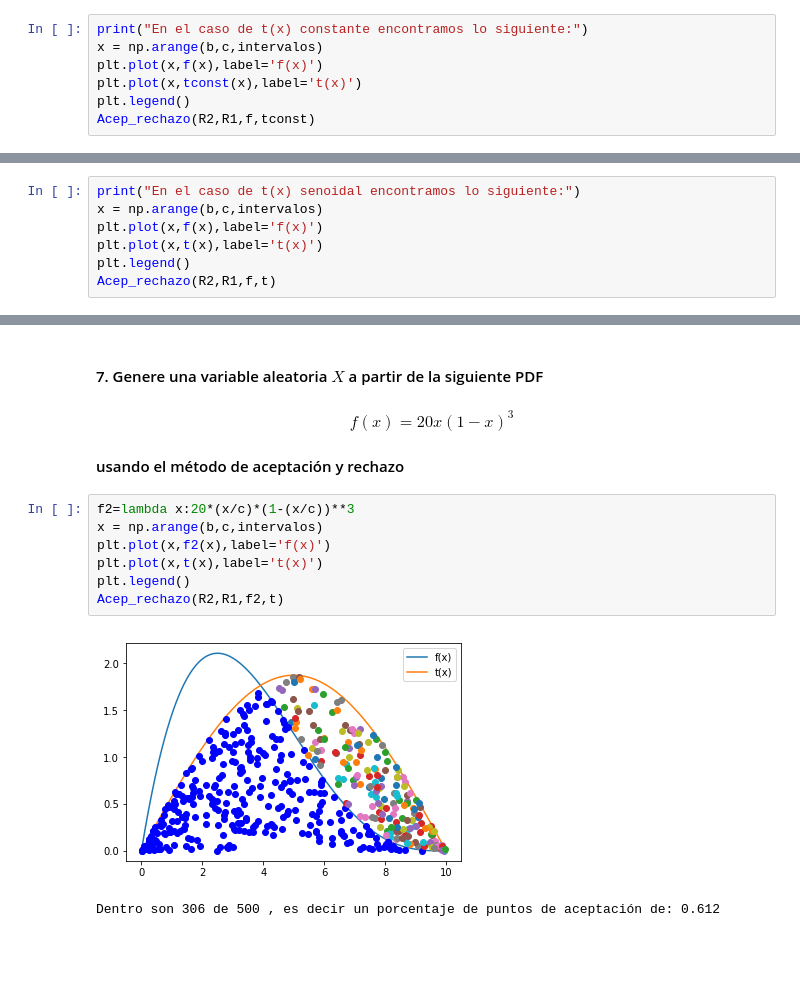
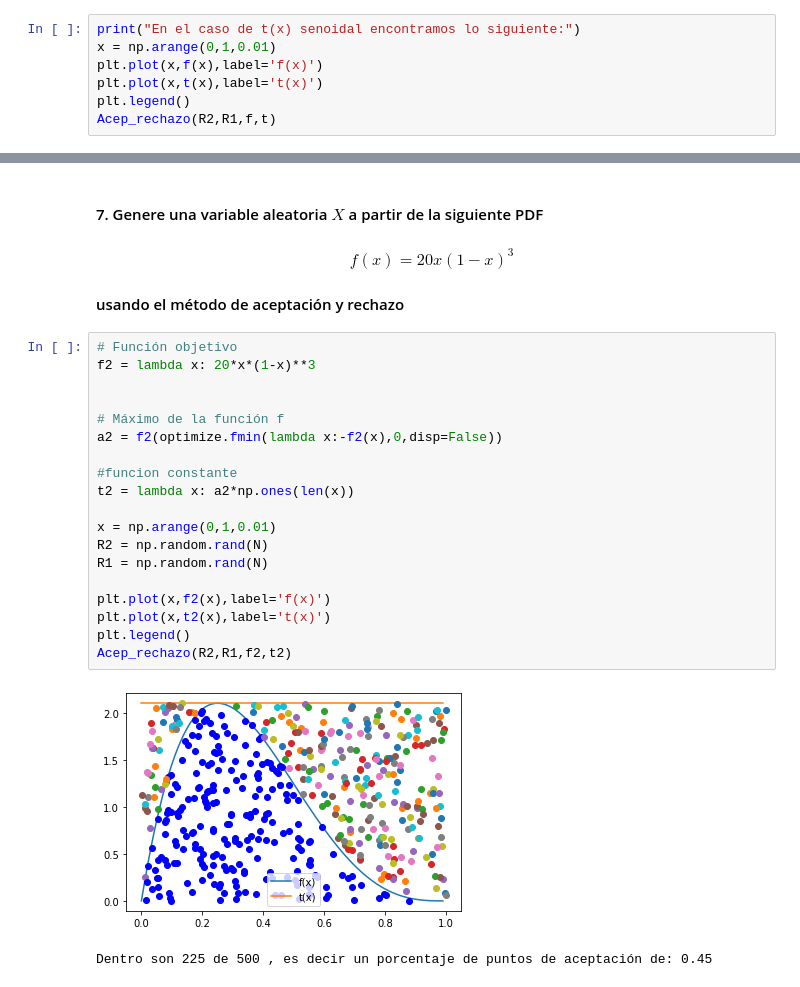
Before and after one commit to oscaralfonso17/Tarea6_IPaniagua_OAFlores, a Jupyter notebook: Tarea6_IPaniagua_OAFlores.ipynb, the cells around one changed output, grey strips where cells are left out. Cells and saved outputs as stored; diff of their text form; blank space fills up the shorter version.

```diff
--- a/Tarea6_IPaniagua_OAFlores.ipynb
+++ b/Tarea6_IPaniagua_OAFlores.ipynb
@@ -327,8 +328,8 @@ Dentro son 275 de 500 , es decir un porcentaje de puntos de aceptación de: 0.55
 # %%
-print("En el caso de t(x) constante encontramos lo siguiente:")
-x = np.arange(b,c,intervalos)
+print("En el caso de t(x) senoidal encontramos lo siguiente:")
+x = np.arange(0,1,0.01)
 plt.plot(x,f(x),label='f(x)')
-plt.plot(x,tconst(x),label='t(x)')
+plt.plot(x,t(x),label='t(x)')
 plt.legend()
-Acep_rechazo(R2,R1,f,tconst)
+Acep_rechazo(R2,R1,f,t)
 # %% [output]
@@ -338,7 +338,0 @@ Dentro son 275 de 500 , es decir un porcentaje de puntos de aceptación de: 0.55
-# %%
-print("En el caso de t(x) senoidal encontramos lo siguiente:")
-x = np.arange(b,c,intervalos)
-plt.plot(x,f(x),label='f(x)')
-plt.plot(x,t(x),label='t(x)')
-plt.legend()
-Acep_rechazo(R2,R1,f,t)
@@ -353,12 +343,24 @@ Como podemos observar, el porcentaje de puntos de aceptación cuando usamos t(x)
 #### $$f(x)=20x(1-x)^3$$
 #### usando el método de aceptación y rechazo
 # %%
-f2=lambda x:20*(x/c)*(1-(x/c))**3
-x = np.arange(b,c,intervalos)
+# Función objetivo
+f2 = lambda x: 20*x*(1-x)**3
+
+
+# Máximo de la función f
+a2 = f2(optimize.fmin(lambda x:-f2(x),0,disp=False))
+
+#funcion constante
+t2 = lambda x: a2*np.ones(len(x))
+
+x = np.arange(0,1,0.01)
+R2 = np.random.rand(N)
+R1 = np.random.rand(N)
+
 plt.plot(x,f2(x),label='f(x)')
-plt.plot(x,t(x),label='t(x)')
+plt.plot(x,t2(x),label='t(x)')
 plt.legend()
-Acep_rechazo(R2,R1,f2,t)
+Acep_rechazo(R2,R1,f2,t2)
 # %% [output]
-[figure, old version]
+[figure, new version]
-Dentro son 306 de 500 , es decir un porcentaje de puntos de aceptación de: 0.612
+Dentro son 225 de 500 , es decir un porcentaje de puntos de aceptación de: 0.45
```
Also changed, not shown: parts of 8 cells of this notebook.
